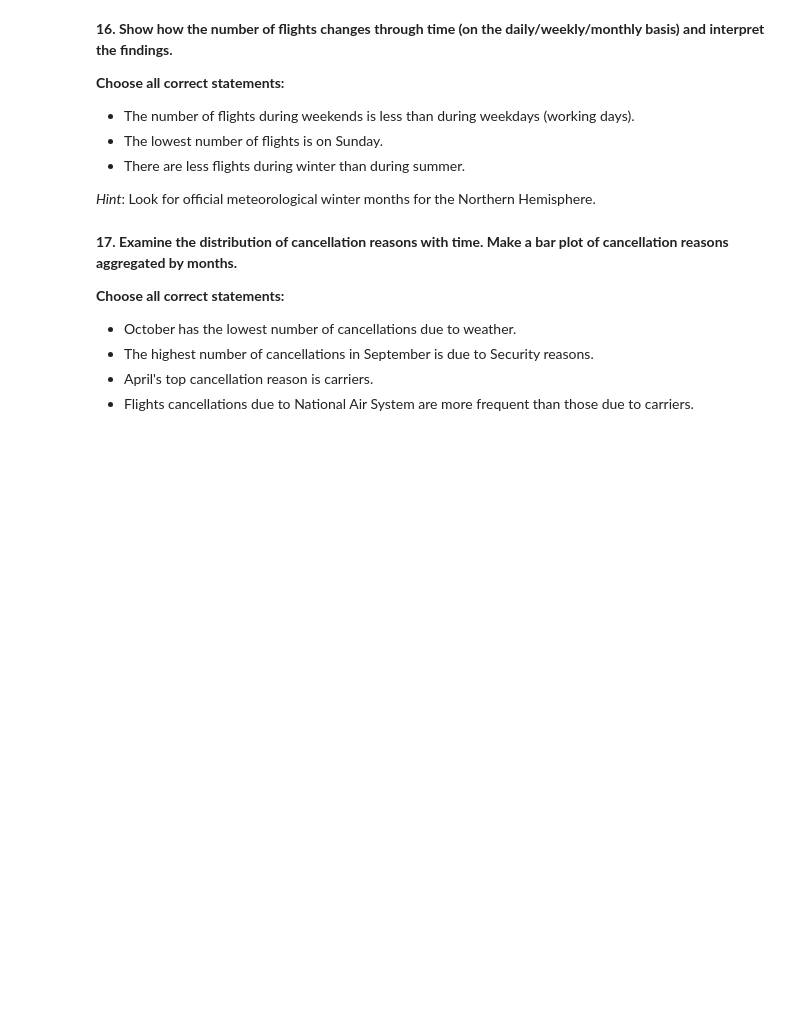
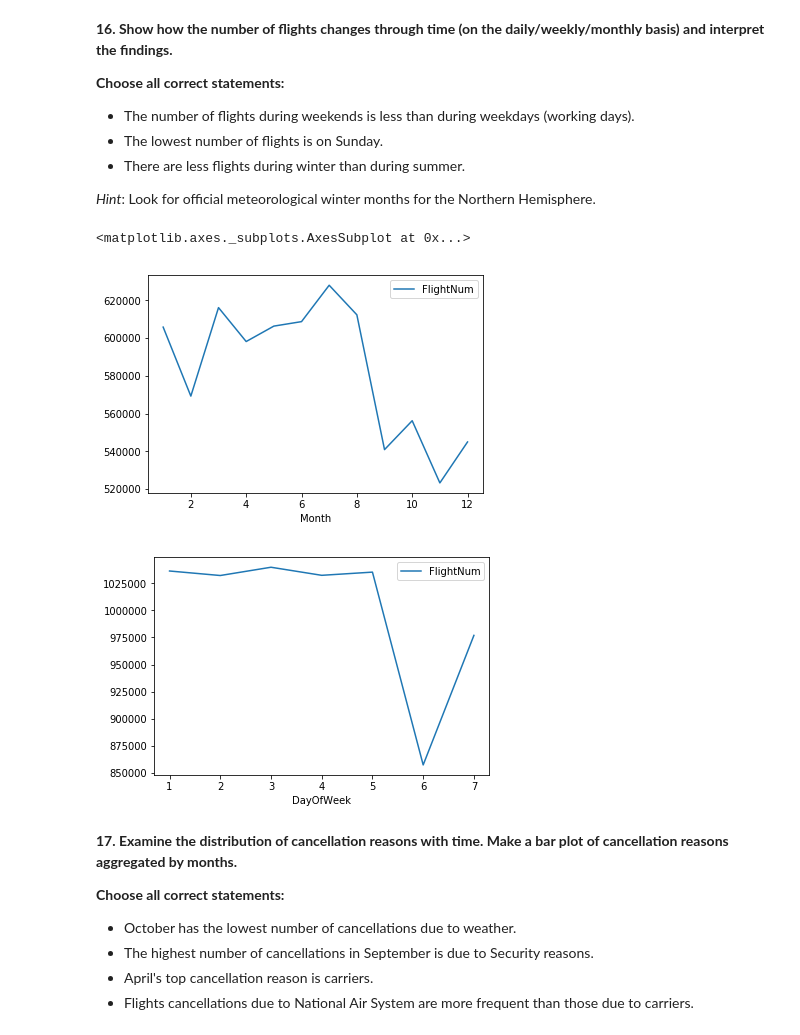
Before and after one commit to locdeqe/PyMath, a Jupyter notebook: ml_course/a1/assignment1_USA_flights_EDA.ipynb, the cells around one changed output. Drawn from its saved outputs; the diff is of its cells as text; code cells hidden in the pictures; blank space fills up the shorter version.

```diff
--- a/ml_course/a1/assignment1_USA_flights_EDA.ipynb
+++ b/ml_course/a1/assignment1_USA_flights_EDA.ipynb
@@ -492,3 +563,10 @@ _Hint_: Look for official meteorological winter months for the Northern Hemisphe
+# %%
+flights_df.groupby(['Month']).agg({'FlightNum': len}).plot()
+flights_df.groupby(['DayOfWeek']).agg({'FlightNum': len}).plot()
+# %% [output]
+<matplotlib.axes._subplots.AxesSubplot at 0x...>
+[figure, added]
+[figure, added]
 # %% [markdown]
 **17. Examine the distribution of cancellation reasons with time. Make a bar plot of cancellation reasons aggregated by months.**
 
```
Also changed, not shown: parts of 21 cells of this notebook.
